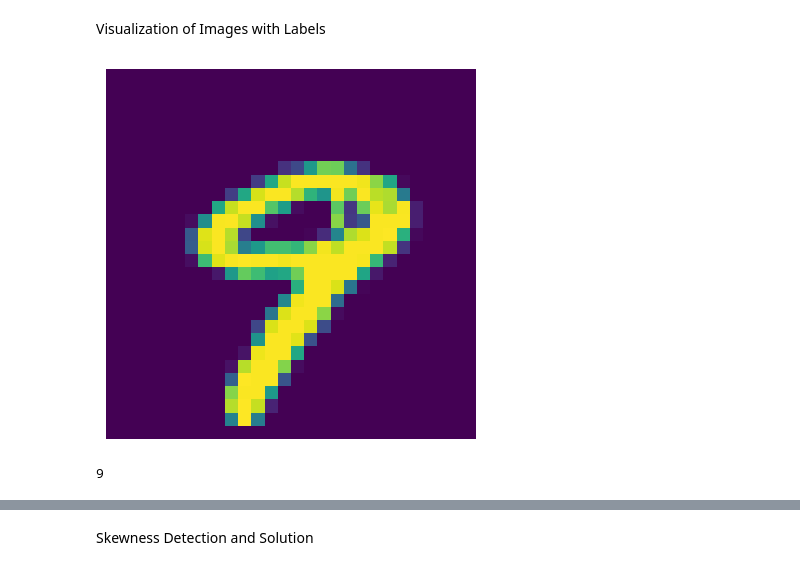
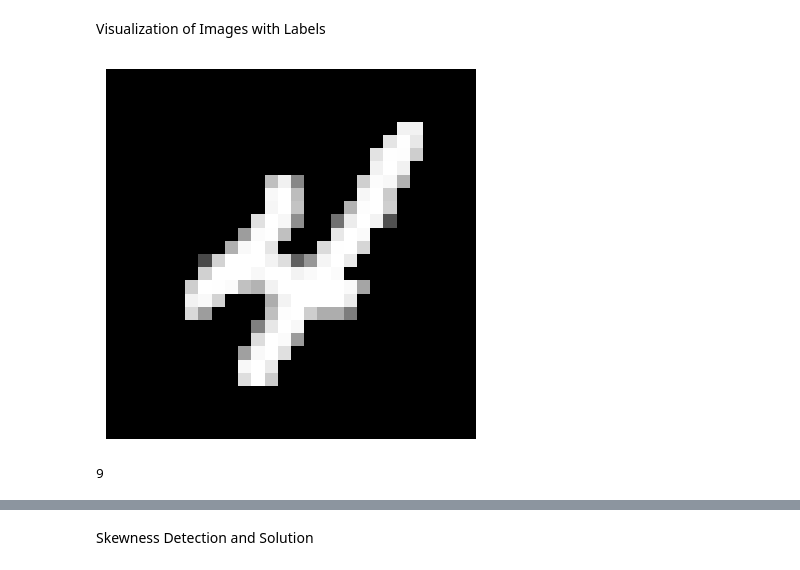
Before and after one commit to Ammar-Asim-23/imageClassifier, a Jupyter notebook: Project/main.ipynb, the cells around one changed output, grey strips where cells are left out. Drawn from its saved outputs; the diff is of its cells as text; code cells hidden in the pictures.

```diff
--- a/Project/main.ipynb
+++ b/Project/main.ipynb
@@ -55,23 +56,35 @@ print(train_set)
+# %%
+def convert_to_grayscale(dataset):
+    # Extract the pixel values from the dataset
+    pixel_columns = dataset.columns[1:]  # Assuming the pixel values start from the second column
+    pixel_values = dataset[pixel_columns].values
+
+    # Reshape pixel values into 28x28 images
+    images = pixel_values.reshape(-1, 28, 28)
+
+    # Convert the list of grayscale images to a NumPy array
+    grayscale_images = np.array(images)
+    return grayscale_images
 # %% [markdown]
 Spliting Images and Labels in Train and Test Sets
 # %%
-train_x = np.log1p(np.log1p(train_set.drop('label' , axis = 1)))
-test_x = np.log1p(np.log1p(test_set.drop('label' , axis = 1)))
+train_x = np.log1p(convert_to_grayscale(train_set))
+test_x =  np.log1p(convert_to_grayscale(test_set))
 train_y = train_set['label']
 test_y = test_set['label']
 # %% [markdown]
 Visualization of Images with Labels
 # %%
-image_pixel_values = test_set.iloc[9, 1:]
+image_pixel_values = train_x[9, :, :]
 
 # Reshape the pixel values into a 28x28 array
-image_array = image_pixel_values.values.reshape(28, 28)
+image_array = image_pixel_values.reshape(28, 28)
 
 # Display the image using plt.imread
-plt.imshow(image_array)
+plt.imshow(image_array, cmap='gray')
 plt.axis('off')  # Turn off axis labels and ticks
 plt.show()
 print(test_set.iloc[9,0])
 # %% [output]
-[figure, old version]
+[figure, new version]
 9
```
Also changed, not shown: parts of 19 cells of this notebook, 18 other files.
